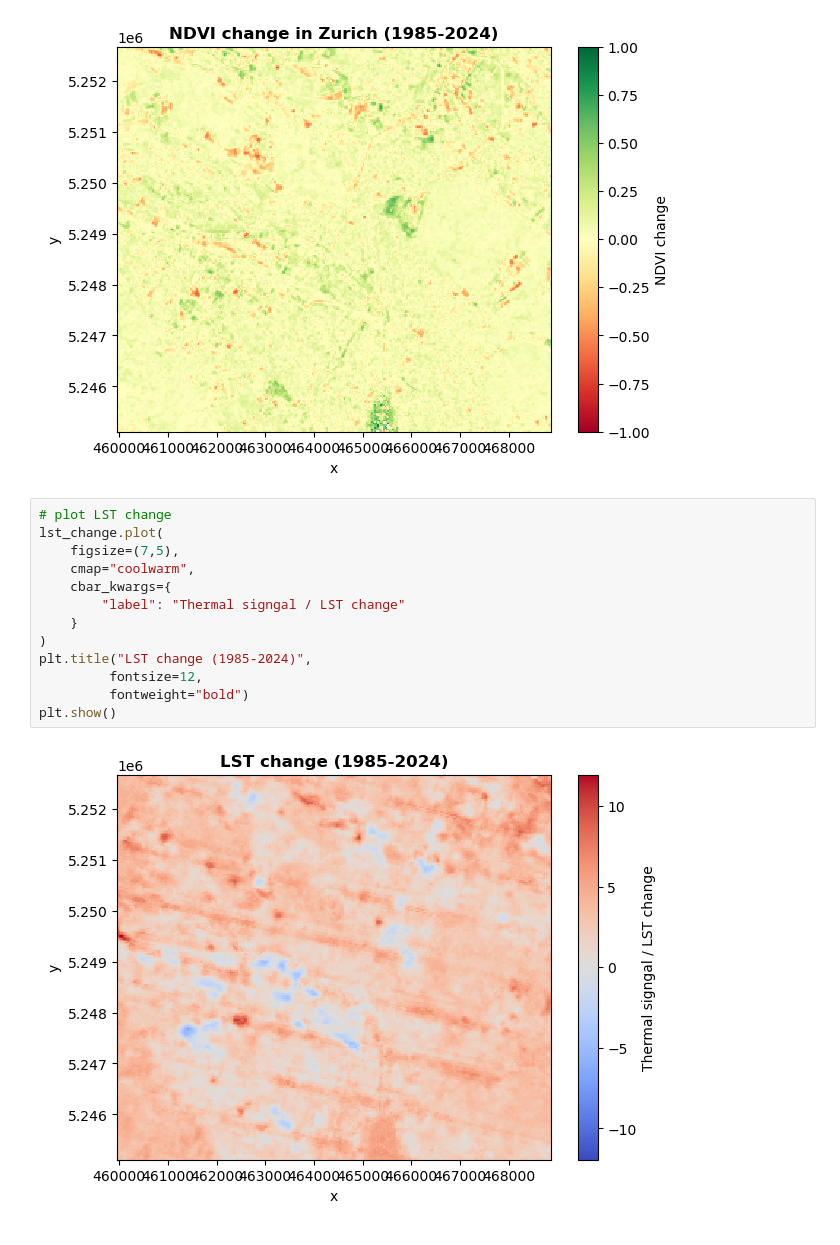
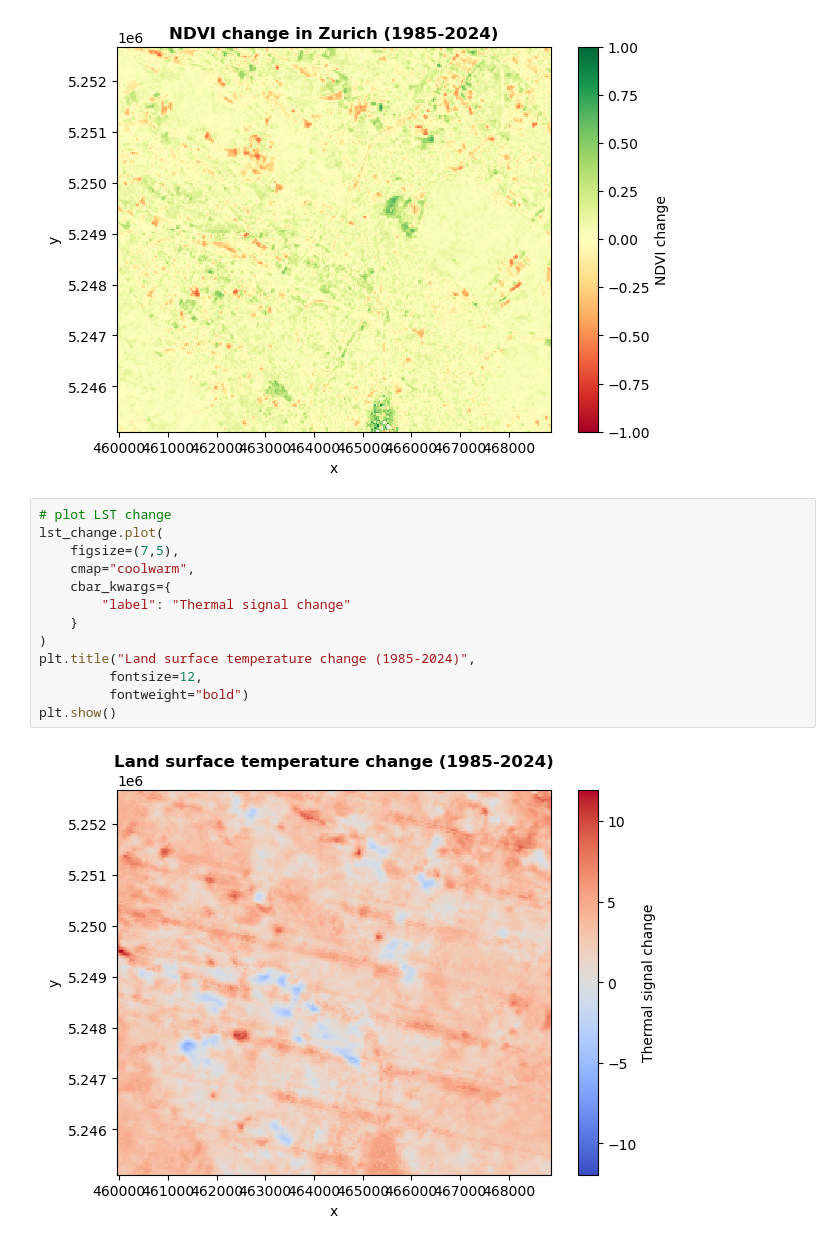
Before and after one commit to silhoe/SDS_project, a Jupyter notebook: notebooks/Project3_new.ipynb, the cells around one changed output. Saved outputs shown, nothing was run; the diff lists cells and outputs as text.

```diff
--- a/notebooks/Project3_new.ipynb
+++ b/notebooks/Project3_new.ipynb
@@ -402,15 +401,15 @@ plt.show()
 # %%
 # plot LST change
 lst_change.plot(
     figsize=(7,5),
     cmap="coolwarm",
     cbar_kwargs={
-        "label": "Thermal signgal / LST change"
+        "label": "Thermal signal change"
     }
 )
-plt.title("LST change (1985-2024)",
+plt.title("Land surface temperature change (1985-2024)",
          fontsize=12,
          fontweight="bold")
 plt.show()
 # %% [output]
-[figure, old version]
+[figure, new version]
```
Also changed, not shown: parts of 2 cells of this notebook.
